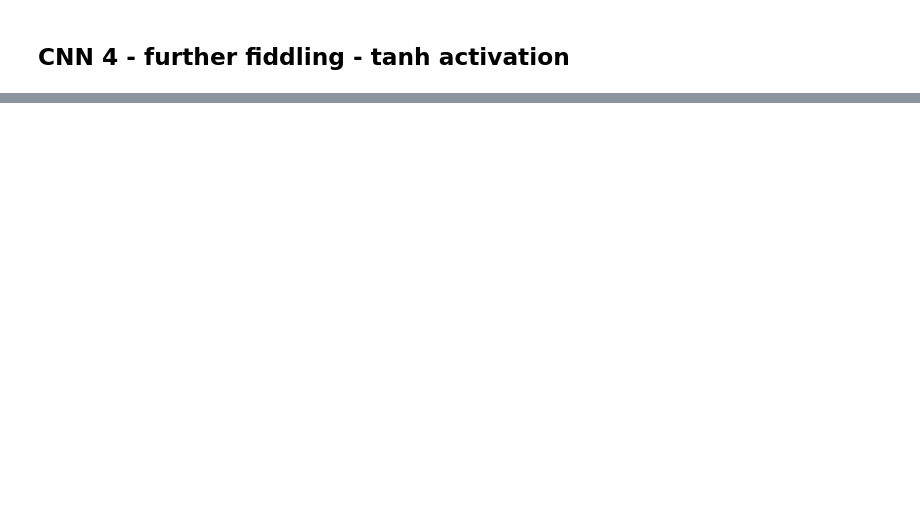
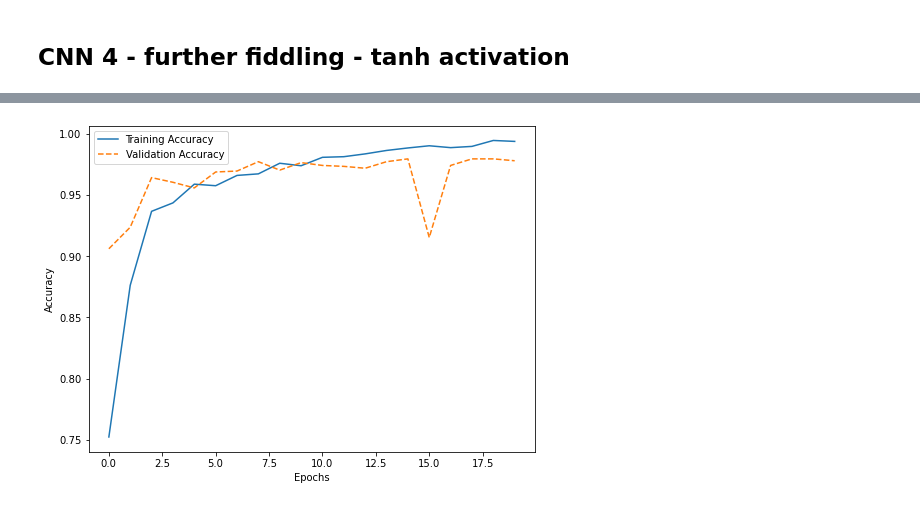
Before and after one commit to Luv2bnanook44/flatiron_phase4_project, a Jupyter notebook: notebooks/svitlana_notebook.ipynb, the cells around one changed output, grey strips where cells are left out. Saved outputs shown, nothing was run; the diff lists cells and outputs as text; code cells hidden in the pictures; blank space fills up the shorter version.

```diff
--- a/notebooks/svitlana_notebook.ipynb
+++ b/notebooks/svitlana_notebook.ipynb
@@ -553,23 +572,23 @@ array([[1332,   17],
 # %%
-model4 = models.Sequential()
-model4.add(layers.Conv2D(32, (4, 4), activation='tanh',
+model5 = models.Sequential()
+model5.add(layers.Conv2D(32, (4, 4), activation='tanh',
                         input_shape=(224 , 224, 1)))
-model4.add(layers.MaxPooling2D((2, 2)))
+model5.add(layers.MaxPooling2D((2, 2)))
 
-model4.add(layers.Conv2D(32, (4, 4), activation='relu'))
-model4.add(layers.MaxPooling2D((2, 2), padding = 'same'))
+model5.add(layers.Conv2D(32, (4, 4), activation='relu'))
+model5.add(layers.MaxPooling2D((2, 2), padding = 'same'))
 
-model4.add(LeakyReLU())
-model4.add(layers.MaxPooling2D((2, 2), padding = 'same'))
+model5.add(LeakyReLU())
+model5.add(layers.MaxPooling2D((2, 2), padding = 'same'))
 
-model4.add(Dropout(.5))
-model4.add(layers.Flatten())
-model4.add(layers.Dense(64, activation='relu'))
-model4.add(layers.Dense(1, activation='sigmoid'))
+model5.add(Dropout(.5))
+model5.add(layers.Flatten())
+model5.add(layers.Dense(64, activation='relu'))
+model5.add(layers.Dense(1, activation='sigmoid'))
 
-model4.compile(loss='binary_crossentropy',
+model5.compile(loss='binary_crossentropy',
               optimizer='rmsprop',
               metrics=(['accuracy'], metrics.Recall()))
 # %%
-history4 = model4.fit(full_train_images, full_train_y, epochs = 15, batch_size = batch_size, validation_split=.25)
+history5 = model5.fit(full_train_images, full_train_y, epochs = 20, batch_size = batch_size, validation_split=.25)
 # %% [output]
@@ -607,0 +647,18 @@ array([[1321,   28],
+# %%
+model_epochs5 = history5.epoch
+model_recall_train5 = history5.history['recall_7']
+model_recall_val5 = history5.history['val_recall_7']
+model_accuracy_train5 = history5.history['accuracy']
+model_accuracy_val5 = history5.history['val_accuracy']
+model_loss_train5 = history5.history['loss']
+model_loss_val5 = history5.history['val_loss']
+# %%
+fig, ax = plt.subplots(figsize = (8,6))
+
+ax.plot(model_epochs5, model_accuracy_train5, label = 'Training Accuracy')
+ax.plot(model_epochs5, model_accuracy_val5, linestyle = '--', label = 'Validation Accuracy')
+ax.set_xlabel("Epochs")
+ax.set_ylabel("Accuracy")
+plt.legend();
+# %% [output]
+[figure, added]
```
Also changed, not shown: parts of 40 cells of this notebook.
